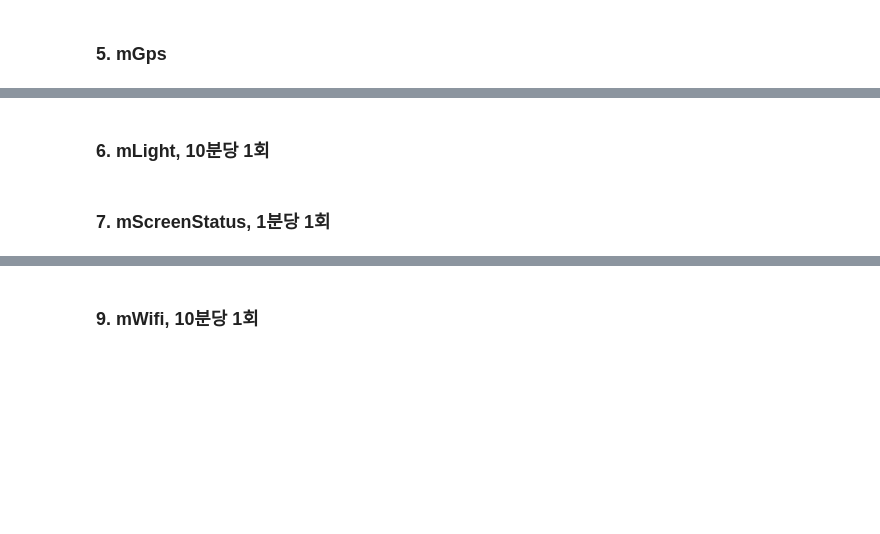
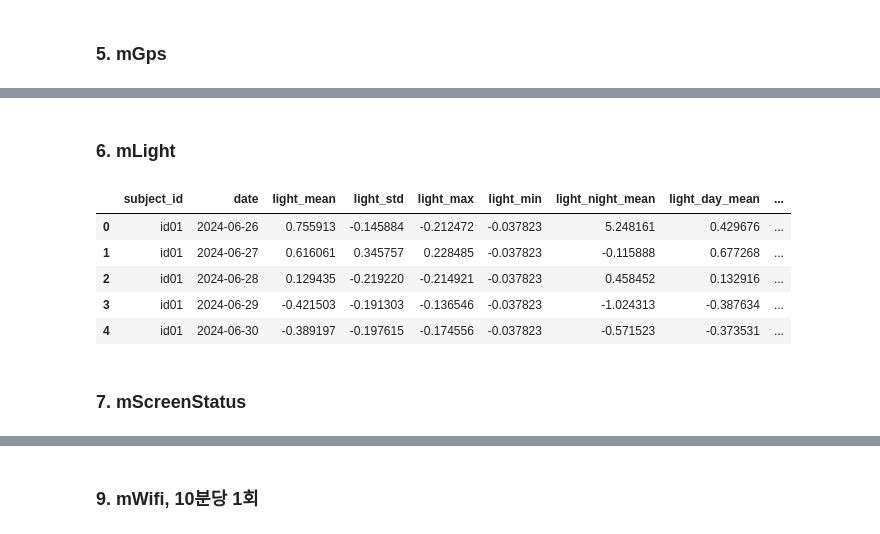
Before and after one commit to jihyeon602/ETRI_lifelog_dataset, a Jupyter notebook: ETRI_베이스라인하루.ipynb, the cells around one changed output, grey strips where cells are left out. Saved outputs shown, nothing was run; the diff lists cells and outputs as text; code cells hidden in the pictures; blank space fills up the shorter version.

```diff
--- a/ETRI_베이스라인하루.ipynb
+++ b/ETRI_베이스라인하루.ipynb
@@ -272,2 +433,2 @@ input5['speed_zscore'] = scaler.fit_transform(input5[['speed_mean']])
 # %% [markdown]
-### 6. mLight, 10분당 1회
+### 6. mLight
@@ -287,2 +435,44 @@ input6 = input6[['subject_id', 'timestamp', 'm_light_zscore']]
+# %%
+# 1. 파일 경로
+data_item = "mLight"
+input6 = pd.read_parquet(os.path.join(challenge2025_dataset_path, f"ch2025_{data_item}.parquet"))
+
+# 2. 전처리 함수 정의
+def process_mLight(df):
+    df = df.copy()
+    df['timestamp'] = pd.to_datetime(df['timestamp'])
+    df['date'] = df['timestamp'].dt.date
+    df['hour'] = df['timestamp'].dt.hour
+    df['is_night'] = df['hour'].apply(lambda h: h >= 22 or h < 6)
+
+    daily = df.groupby(['subject_id', 'date']).agg(
+        light_mean=('m_light', 'mean'),
+        light_std=('m_light', 'std'),
+        light_max=('m_light', 'max'),
+        light_min=('m_light', 'min'),
+        light_night_mean=('m_light', lambda x: x[df.loc[x.index, 'is_night']].mean()),
+        light_day_mean=('m_light', lambda x: x[~df.loc[x.index, 'is_night']].mean()),
+        light_night_ratio=('is_night', 'mean')
+    ).reset_index()
+
+    return daily
+
+# 3. 적용
+input6_daily = process_mLight(input6)
+
+# 4. 정규화
+scale_cols = ['light_mean', 'light_std', 'light_max', 'light_min',
+              'light_night_mean', 'light_day_mean', 'light_night_ratio']
+scaler = StandardScaler()
+input6_daily[scale_cols] = scaler.fit_transform(input6_daily[scale_cols])
+# %%
+input6_daily.head()
+# %% [output]
+|  | subject_id | date | light_mean | light_std | light_max | light_min | light_night_mean | light_day_mean | ... |
+| 0 | id01 | 2024-06-26 | 0.755913 | -0.145884 | -0.212472 | -0.037823 | 5.248161 | 0.429676 | ... |
+| 1 | id01 | 2024-06-27 | 0.616061 | 0.345757 | 0.228485 | -0.037823 | -0.115888 | 0.677268 | ... |
+| 2 | id01 | 2024-06-28 | 0.129435 | -0.219220 | -0.214921 | -0.037823 | 0.458452 | 0.132916 | ... |
+| 3 | id01 | 2024-06-29 | -0.421503 | -0.191303 | -0.136546 | -0.037823 | -1.024313 | -0.387634 | ... |
+| 4 | id01 | 2024-06-30 | -0.389197 | -0.197615 | -0.174556 | -0.037823 | -0.571523 | -0.373531 | ... |
 # %% [markdown]
-### 7. mScreenStatus, 1분당 1회
+### 7. mScreenStatus
```
Also changed, not shown: parts of 75 cells of this notebook.
